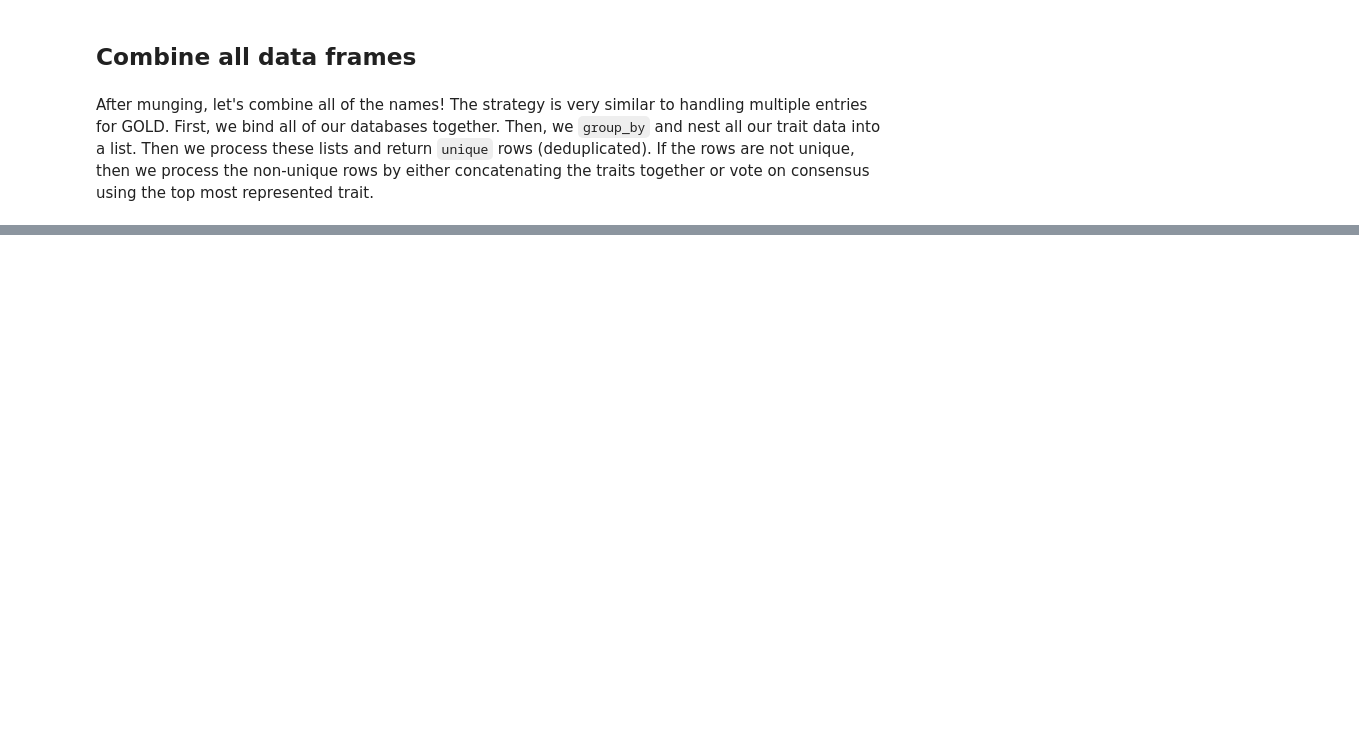
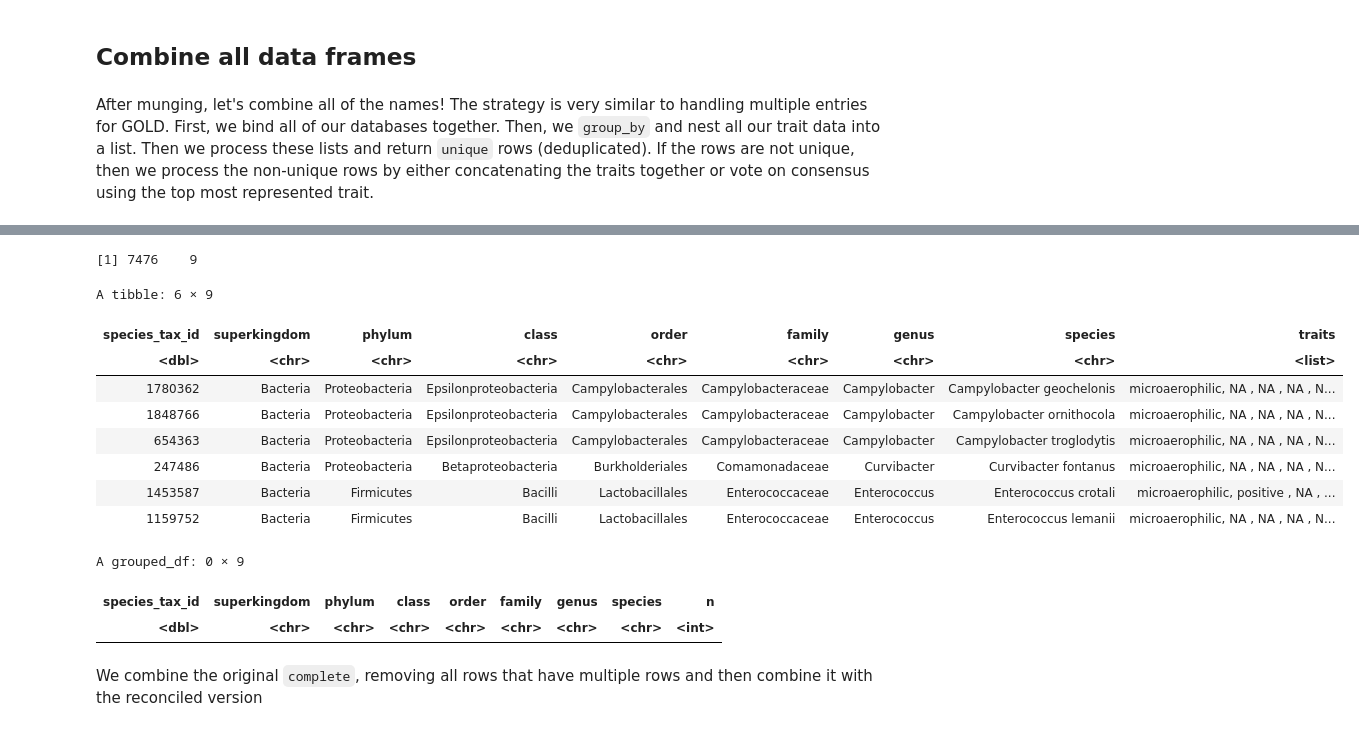
Before and after one commit to qpmnguyen/microbe_set_trait, a Jupyter notebook: analysis/db_prep.ipynb, the cells around one changed output, grey strips where cells are left out. Drawn from its saved outputs; the diff is of its cells as text; code cells hidden in the pictures; blank space fills up the shorter version.

```diff
--- a/analysis/db_prep.ipynb
+++ b/analysis/db_prep.ipynb
@@ -469,0 +639,19 @@ reconcile <- reconcile %>% mutate(traits = map(data, collapse_trait)) %>%
+# %%
+dim(reconcile)
+head(reconcile)
+# check for multiple rows for reconcile
+reconcile %>% group_by(species_tax_id) %>% tally() %>% filter(n > 1)
+# %% [output]
+[1] 7476    9
+A tibble: 6 × 9
+| species_tax_id | superkingdom | phylum | class | order | family | genus | species | traits |
+| <dbl> | <chr> | <chr> | <chr> | <chr> | <chr> | <chr> | <chr> | <list> |
+| 1780362 | Bacteria | Proteobacteria | Epsilonproteobacteria | Campylobacterales | Campylobacteraceae | Campylobacter | Campylobacter geochelonis | microaerophilic, NA , NA , NA , N... |
+| 1848766 | Bacteria | Proteobacteria | Epsilonproteobacteria | Campylobacterales | Campylobacteraceae | Campylobacter | Campylobacter ornithocola | microaerophilic, NA , NA , NA , N... |
+| 654363 | Bacteria | Proteobacteria | Epsilonproteobacteria | Campylobacterales | Campylobacteraceae | Campylobacter | Campylobacter troglodytis | microaerophilic, NA , NA , NA , N... |
+| 247486 | Bacteria | Proteobacteria | Betaproteobacteria | Burkholderiales | Comamonadaceae | Curvibacter | Curvibacter fontanus | microaerophilic, NA , NA , NA , N... |
+| 1453587 | Bacteria | Firmicutes | Bacilli | Lactobacillales | Enterococcaceae | Enterococcus | Enterococcus crotali | microaerophilic, positive , NA , ... |
+| 1159752 | Bacteria | Firmicutes | Bacilli | Lactobacillales | Enterococcaceae | Enterococcus | Enterococcus lemanii | microaerophilic, NA , NA , NA , N... |
+A grouped_df: 0 × 9
+| species_tax_id | superkingdom | phylum | class | order | family | genus | species | n |
+| <dbl> | <chr> | <chr> | <chr> | <chr> | <chr> | <chr> | <chr> | <int> |
@@ -470,3 +703,5 @@ reconcile <- reconcile %>% mutate(traits = map(data, collapse_trait)) %>%
+# %% [markdown]
+We combine the original `complete`, removing all rows that have multiple rows and then combine it with the reconciled version
 # %%
 complete <- bind_rows(reconcile %>% unnest(traits),
           complete %>% filter(!species_tax_id %in% multiple_rows))
```
Also changed, not shown: parts of 37 cells of this notebook, 2 other files.
